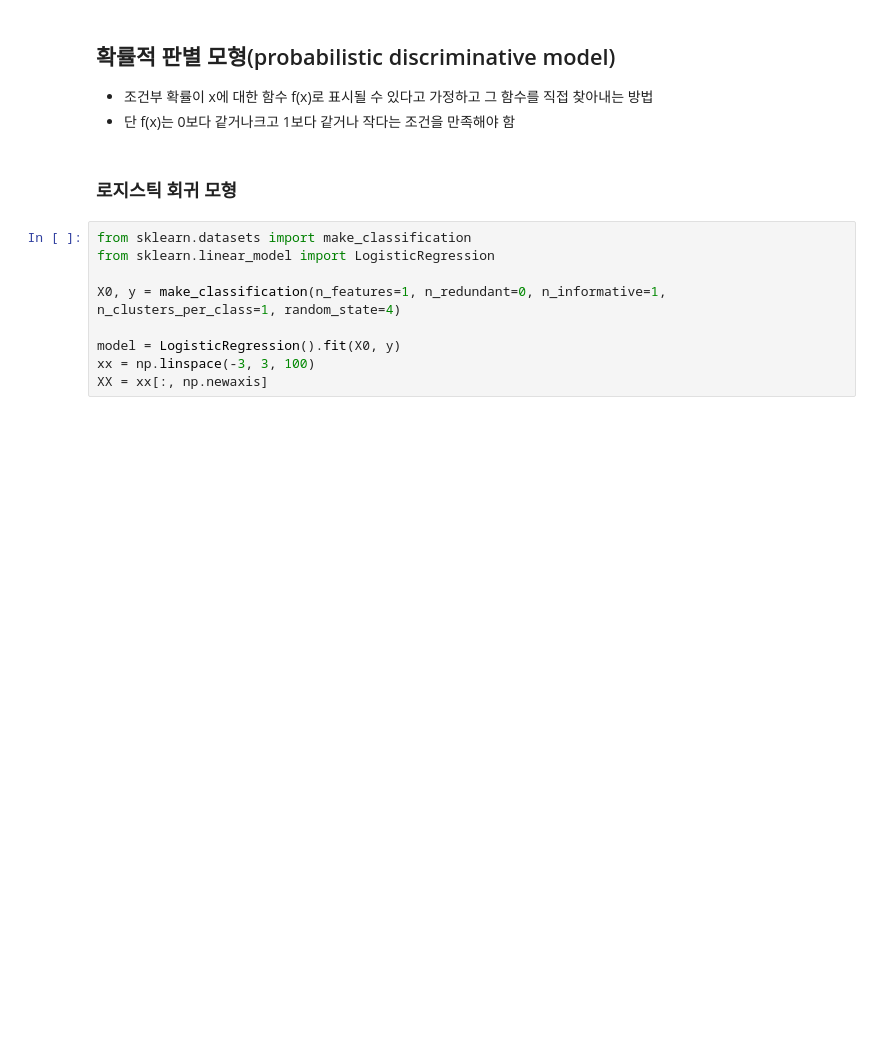
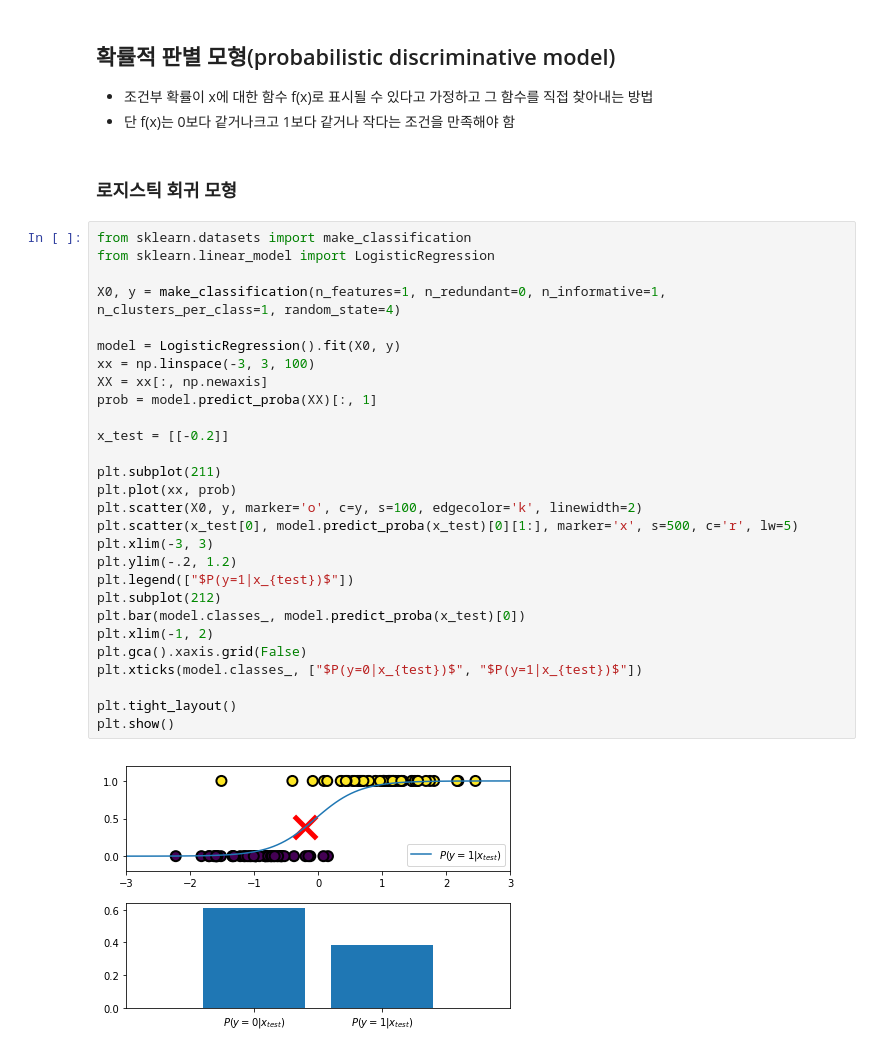
Before and after one commit to ultra118/Python_ML, a Jupyter notebook: ML/Data_Science_School/02_classification_model_introduction.ipynb, the cells around one changed output. Saved outputs shown, nothing was run; the diff lists cells and outputs as text; blank space fills up the shorter version.

```diff
--- a/ML/Data_Science_School/02_classification_model_introduction.ipynb
+++ b/ML/Data_Science_School/02_classification_model_introduction.ipynb
@@ -295,12 +295,33 @@ plt.show()
 - 단 f(x)는 0보다 같거나크고 1보다 같거나 작다는 조건을 만족해야 함
 # %% [markdown]
 ### 로지스틱 회귀 모형
-# %%
-from sklearn.datasets import make_classification
-from sklearn.linear_model import LogisticRegression
-
-X0, y = make_classification(n_features=1, n_redundant=0, n_informative=1, n_clusters_per_class=1, random_state=4)
-
-model = LogisticRegression().fit(X0, y)
-xx = np.linspace(-3, 3, 100)
-XX = xx[:, np.newaxis]
+# %%
+from sklearn.datasets import make_classification
+from sklearn.linear_model import LogisticRegression
+
+X0, y = make_classification(n_features=1, n_redundant=0, n_informative=1, n_clusters_per_class=1, random_state=4)
+
+model = LogisticRegression().fit(X0, y)
+xx = np.linspace(-3, 3, 100)
+XX = xx[:, np.newaxis]
+prob = model.predict_proba(XX)[:, 1]
+
+x_test = [[-0.2]]
+
+plt.subplot(211)
+plt.plot(xx, prob)
+plt.scatter(X0, y, marker='o', c=y, s=100, edgecolor='k', linewidth=2)
+plt.scatter(x_test[0], model.predict_proba(x_test)[0][1:], marker='x', s=500, c='r', lw=5)
+plt.xlim(-3, 3)
+plt.ylim(-.2, 1.2)
+plt.legend(["$P(y=1|x_{test})$"])
+plt.subplot(212)
+plt.bar(model.classes_, model.predict_proba(x_test)[0])
+plt.xlim(-1, 2)
+plt.gca().xaxis.grid(False)
+plt.xticks(model.classes_, ["$P(y=0|x_{test})$", "$P(y=1|x_{test})$"])
+
+plt.tight_layout()
+plt.show()
+# %% [output]
+[figure, added]
```
Also changed, not shown: parts of 3 cells of this notebook, 56 other files.
